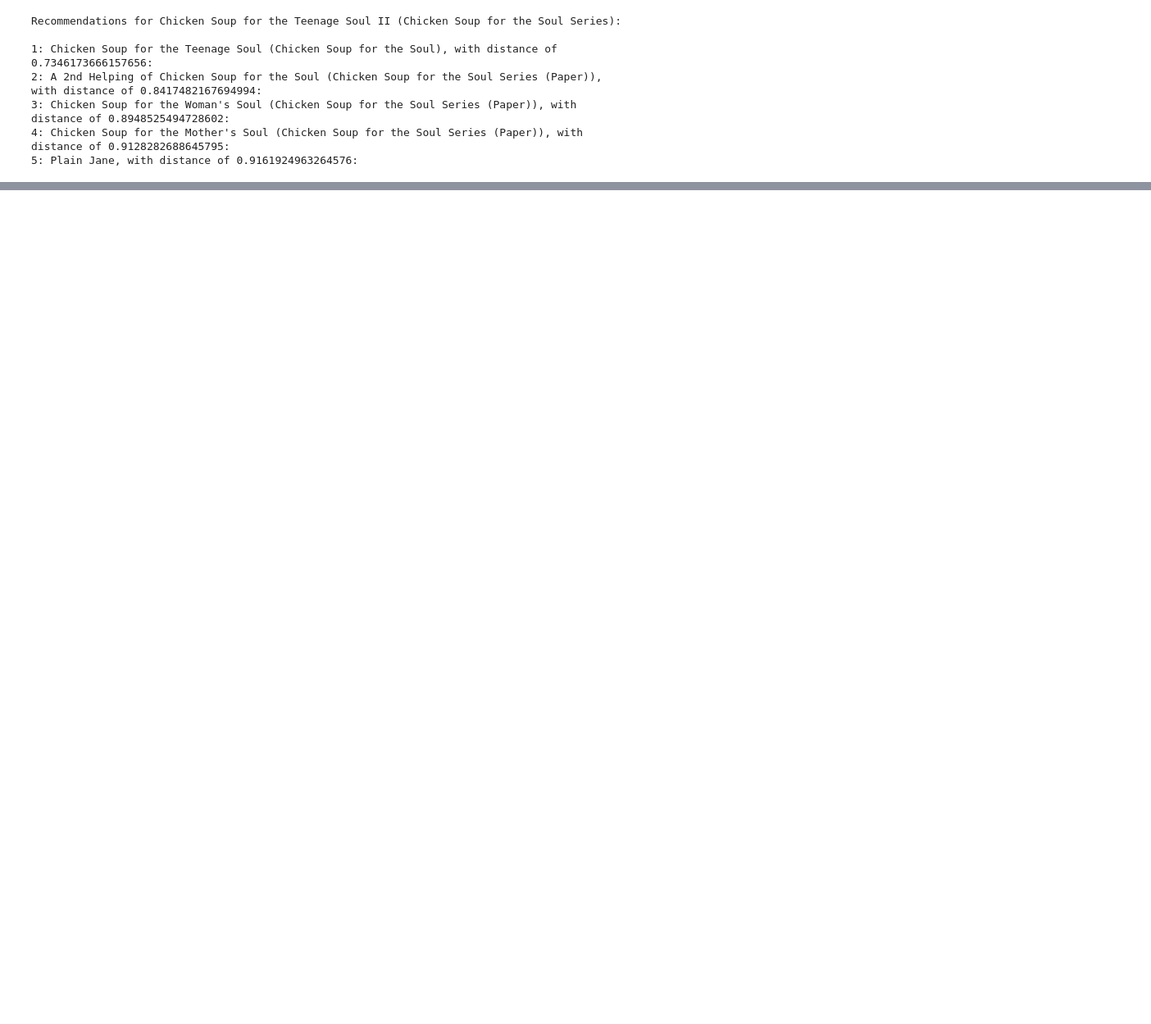
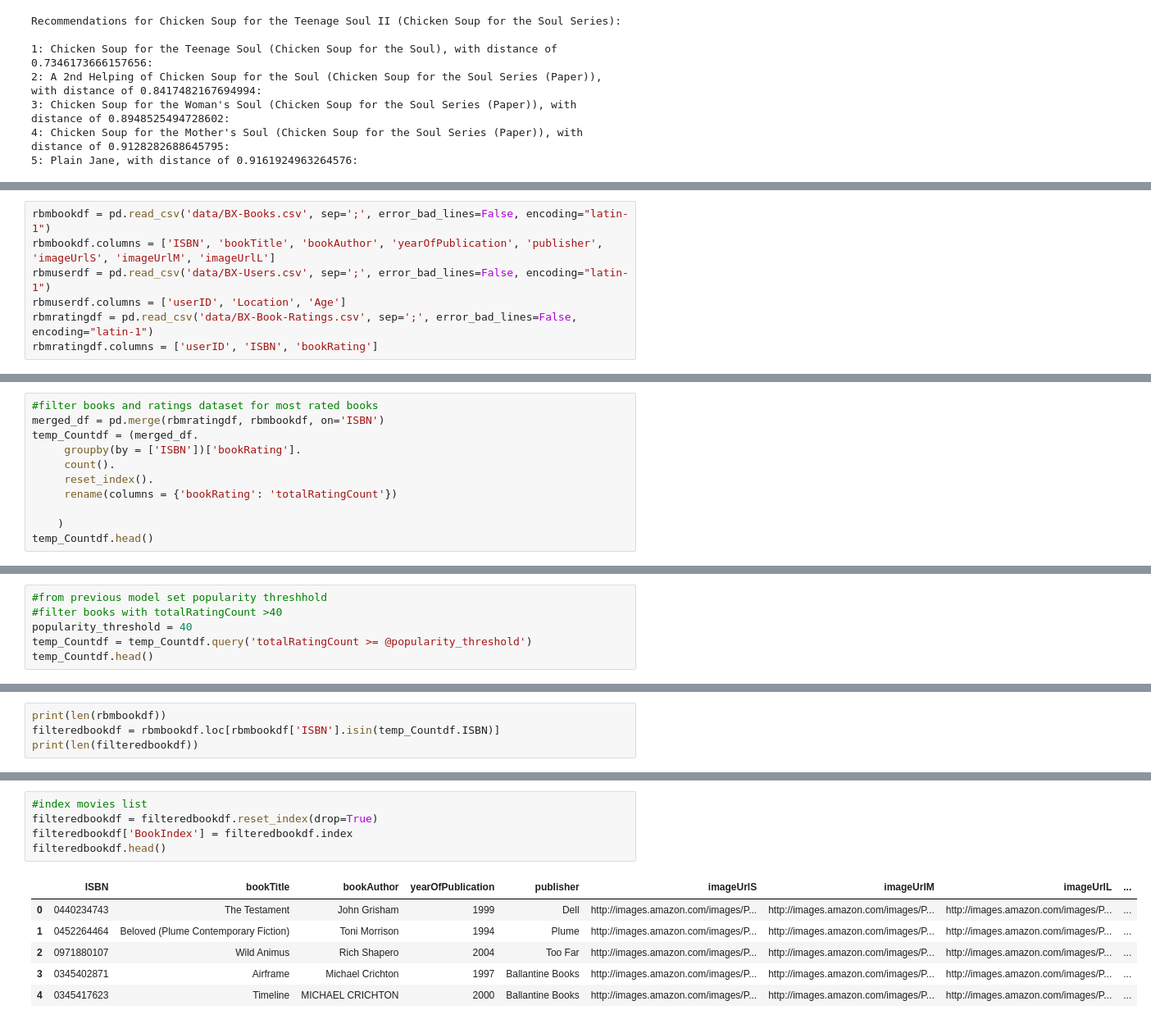
Before and after one commit to shreyabansal25/Recommended-Systems, a Jupyter notebook: ML0120EN_4_2_Review_CollaborativeFilteringwithRBM.ipynb, the cells around one changed output, grey strips where cells are left out. Shown at 82% size. Cells and saved outputs as stored; diff of their text form; blank space fills up the shorter version.

```diff
--- a/ML0120EN_4_2_Review_CollaborativeFilteringwithRBM.ipynb
+++ b/ML0120EN_4_2_Review_CollaborativeFilteringwithRBM.ipynb
@@ -432,0 +437,7 @@ Recommendations for Chicken Soup for the Teenage Soul II (Chicken Soup for the S
+# %%
+rbmbookdf = pd.read_csv('data/BX-Books.csv', sep=';', error_bad_lines=False, encoding="latin-1")
+rbmbookdf.columns = ['ISBN', 'bookTitle', 'bookAuthor', 'yearOfPublication', 'publisher', 'imageUrlS', 'imageUrlM', 'imageUrlL']
+rbmuserdf = pd.read_csv('data/BX-Users.csv', sep=';', error_bad_lines=False, encoding="latin-1")
+rbmuserdf.columns = ['userID', 'Location', 'Age']
+rbmratingdf = pd.read_csv('data/BX-Book-Ratings.csv', sep=';', error_bad_lines=False, encoding="latin-1")
+rbmratingdf.columns = ['userID', 'ISBN', 'bookRating']
@@ -432,0 +457,11 @@ Recommendations for Chicken Soup for the Teenage Soul II (Chicken Soup for the S
+# %%
+#filter books and ratings dataset for most rated books
+merged_df = pd.merge(rbmratingdf, rbmbookdf, on='ISBN')
+temp_Countdf = (merged_df.
+     groupby(by = ['ISBN'])['bookRating'].
+     count().
+     reset_index().
+     rename(columns = {'bookRating': 'totalRatingCount'})
+
+    )
+temp_Countdf.head()
@@ -432,0 +475,6 @@ Recommendations for Chicken Soup for the Teenage Soul II (Chicken Soup for the S
+# %%
+#from previous model set popularity threshhold
+#filter books with totalRatingCount >40
+popularity_threshold = 40
+temp_Countdf = temp_Countdf.query('totalRatingCount >= @popularity_threshold')
+temp_Countdf.head()
@@ -432,0 +488,4 @@ Recommendations for Chicken Soup for the Teenage Soul II (Chicken Soup for the S
+# %%
+print(len(rbmbookdf))
+filteredbookdf = rbmbookdf.loc[rbmbookdf['ISBN'].isin(temp_Countdf.ISBN)]
+print(len(filteredbookdf))
@@ -432,0 +502,12 @@ Recommendations for Chicken Soup for the Teenage Soul II (Chicken Soup for the S
+# %%
+#index movies list
+filteredbookdf = filteredbookdf.reset_index(drop=True)
+filteredbookdf['BookIndex'] = filteredbookdf.index
+filteredbookdf.head()
+# %% [output]
+|  | ISBN | bookTitle | bookAuthor | yearOfPublication | publisher | imageUrlS | imageUrlM | imageUrlL | ... |
+| 0 | 0440234743 | The Testament | John Grisham | 1999 | Dell | http://images.amazon.com/images/P... | http://images.amazon.com/images/P... | http://images.amazon.com/images/P... | ... |
+| 1 | 0452264464 | Beloved (Plume Contemporary Fiction) | Toni Morrison | 1994 | Plume | http://images.amazon.com/images/P... | http://images.amazon.com/images/P... | http://images.amazon.com/images/P... | ... |
+| 2 | 0971880107 | Wild Animus | Rich Shapero | 2004 | Too Far | http://images.amazon.com/images/P... | http://images.amazon.com/images/P... | http://images.amazon.com/images/P... | ... |
+| 3 | 0345402871 | Airframe | Michael Crichton | 1997 | Ballantine Books | http://images.amazon.com/images/P... | http://images.amazon.com/images/P... | http://images.amazon.com/images/P... | ... |
+| 4 | 0345417623 | Timeline | MICHAEL CRICHTON | 2000 | Ballantine Books | http://images.amazon.com/images/P... | http://images.amazon.com/images/P... | http://images.amazon.com/images/P... | ... |
```
Also changed, not shown: parts of 21 cells of this notebook.
